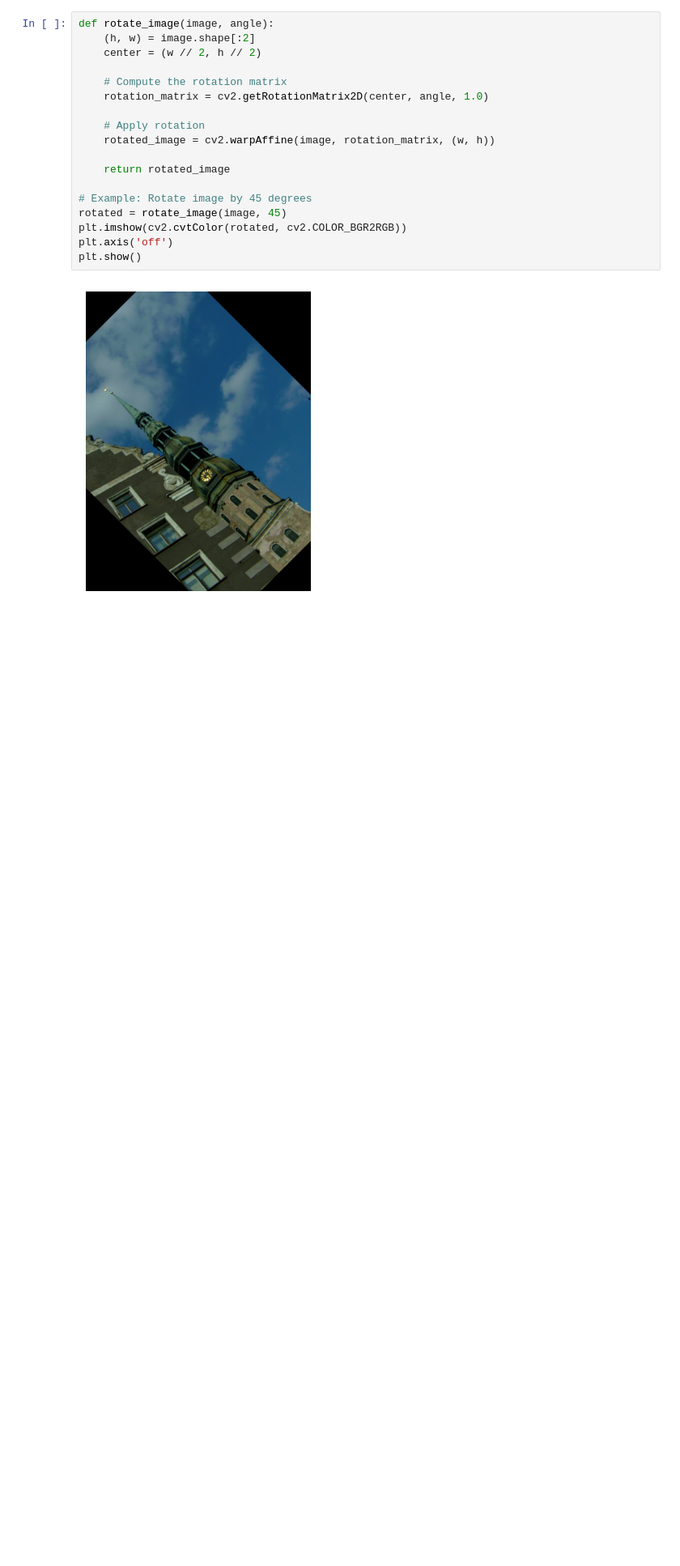
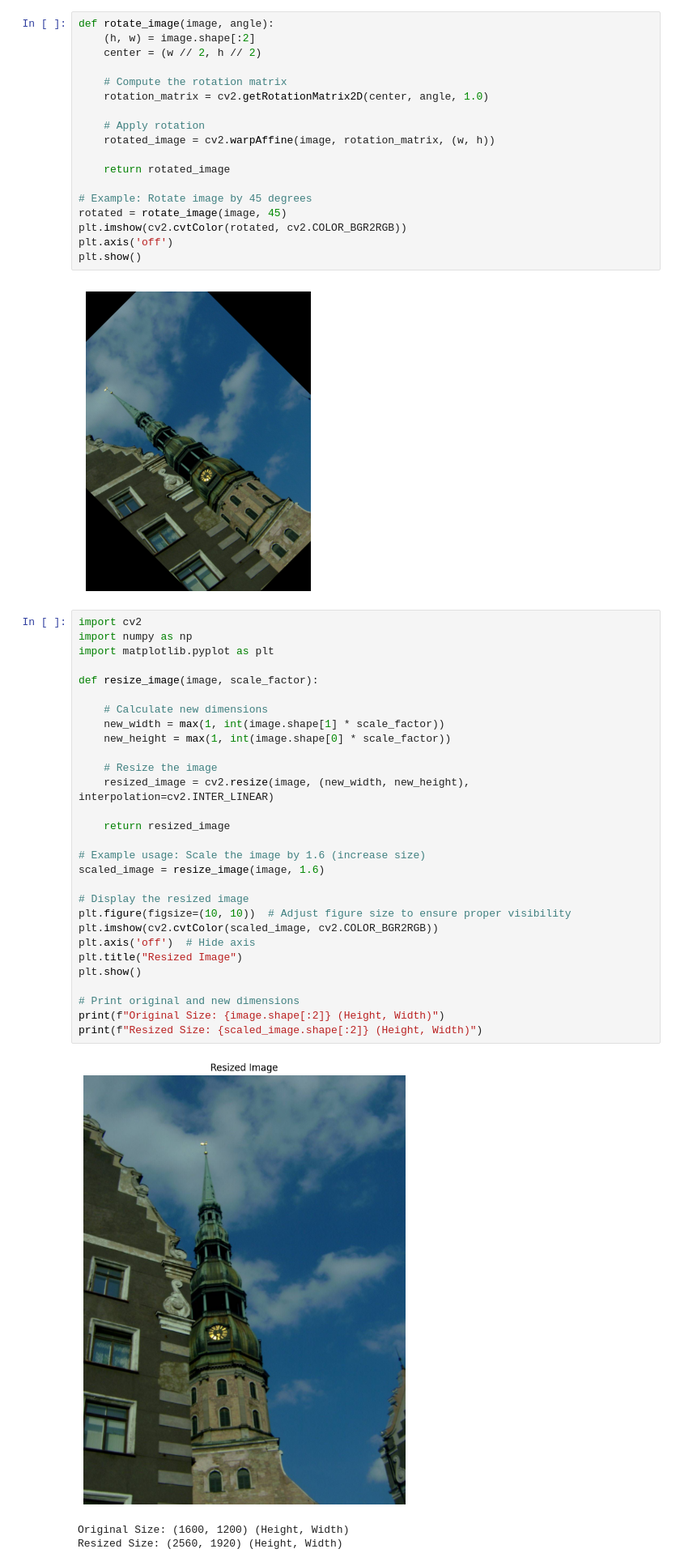
Before and after one commit to vestinabert/Image_Processing, a Jupyter notebook: Image_Processing_And_Transformation.ipynb, the cells around one changed output. Shown at 81% size. Drawn from its saved outputs; the diff is of its cells as text; blank space fills up the shorter version.

```diff
--- a/Image_Processing_And_Transformation.ipynb
+++ b/Image_Processing_And_Transformation.ipynb
@@ -46,3 +46,36 @@ plt.axis('off')
 plt.show()
 # %% [output]
 [figure]
+# %%
+import cv2
+import numpy as np
+import matplotlib.pyplot as plt
+
+def resize_image(image, scale_factor):
+
+    # Calculate new dimensions
+    new_width = max(1, int(image.shape[1] * scale_factor))
+    new_height = max(1, int(image.shape[0] * scale_factor))
+
+    # Resize the image
+    resized_image = cv2.resize(image, (new_width, new_height), interpolation=cv2.INTER_LINEAR)
+
+    return resized_image
+
+# Example usage: Scale the image by 1.6 (increase size)
+scaled_image = resize_image(image, 1.6)
+
+# Display the resized image
+plt.figure(figsize=(10, 10))  # Adjust figure size to ensure proper visibility
+plt.imshow(cv2.cvtColor(scaled_image, cv2.COLOR_BGR2RGB))
+plt.axis('off')  # Hide axis
+plt.title("Resized Image")
+plt.show()
+
+# Print original and new dimensions
+print(f"Original Size: {image.shape[:2]} (Height, Width)")
+print(f"Resized Size: {scaled_image.shape[:2]} (Height, Width)")
+# %% [output]
+[figure, added]
+Original Size: (1600, 1200) (Height, Width)
+Resized Size: (2560, 1920) (Height, Width)
```
Also changed, not shown: parts of 1 cell of this notebook.
